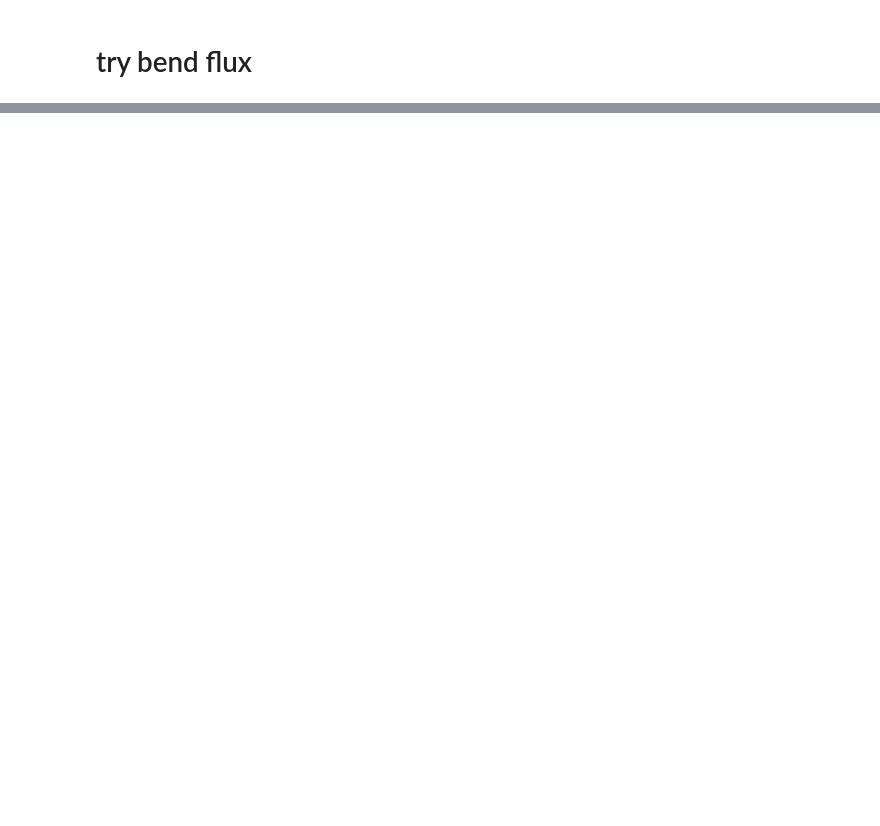
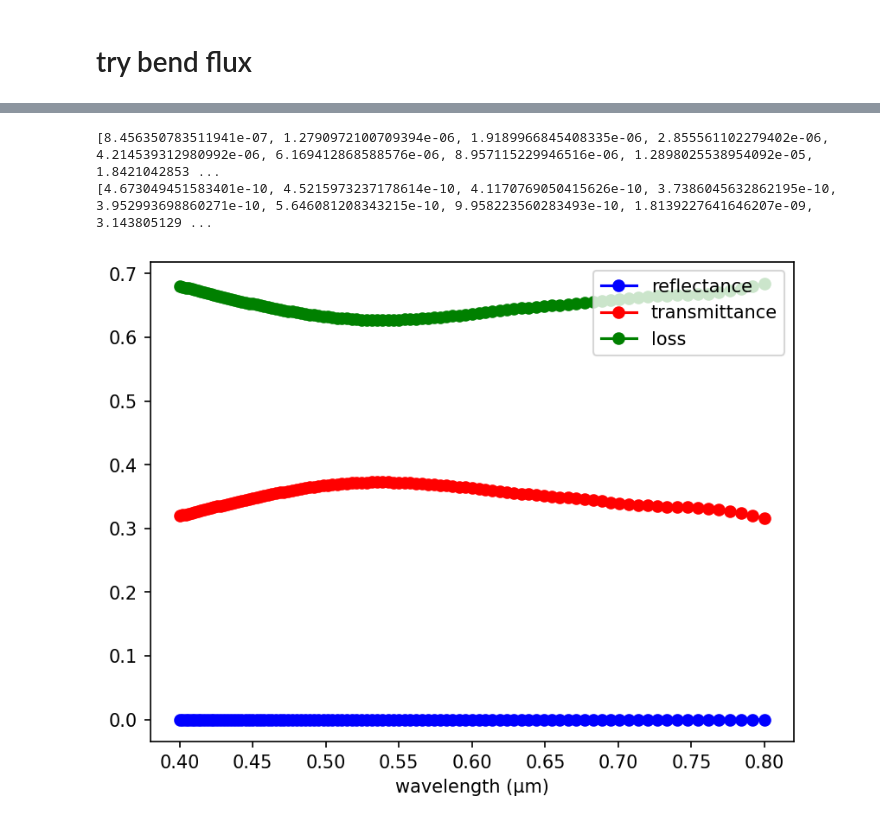
Before and after one commit to faliqadlan/code-fdtd, a Jupyter notebook: meep_perov.ipynb, the cells around one changed output, grey strips where cells are left out. Saved outputs shown, nothing was run; the diff lists cells and outputs as text; code cells hidden in the pictures; blank space fills up the shorter version.

```diff
--- a/meep_perov.ipynb
+++ b/meep_perov.ipynb
@@ -713,0 +744,26 @@ lorentzian susceptibility: frequency=7.28411, gamma=0
+# %%
+print(bend_refl_flux)
+print(bend_tran_flux)
+# %% [output]
+[8.456350783511941e-07, 1.2790972100709394e-06, 1.9189966845408335e-06, 2.855561102279402e-06, 4.214539312980992e-06, 6.169412868588576e-06, 8.957115229946516e-06, 1.2898025538954092e-05, 1.8421042853 ...
+[4.673049451583401e-10, 4.5215973237178614e-10, 4.1170769050415626e-10, 3.7386045632862195e-10, 3.952993698860271e-10, 5.646081208343215e-10, 9.958223560283493e-10, 1.8139227641646207e-09, 3.143805129 ...
+# %%
+wl = []
+Rs = []
+Ts = []
+for i in range(nfreq):
+    wl = np.append(wl, 1 / flux_freqs[i])
+    Rs = np.append(Rs, bend_refl_flux[i] / straight_tran_flux[i])
+    Ts = np.append(Ts, bend_tran_flux[i] / straight_tran_flux[i])
+
+if mp.am_master():
+    plt.figure(dpi=150)
+    plt.plot(wl, Rs, "bo-", label="reflectance")
+    plt.plot(wl, Ts, "ro-", label="transmittance")
+    plt.plot(wl, 1 - Rs - Ts, "go-", label="loss")
+    #plt.axis([5.0, 10.0, 0, 1])
+    plt.xlabel("wavelength (μm)")
+    plt.legend(loc="upper right")
+    plt.show()
+# %% [output]
+[figure, added]
```
Also changed, not shown: parts of 21 cells of this notebook.
